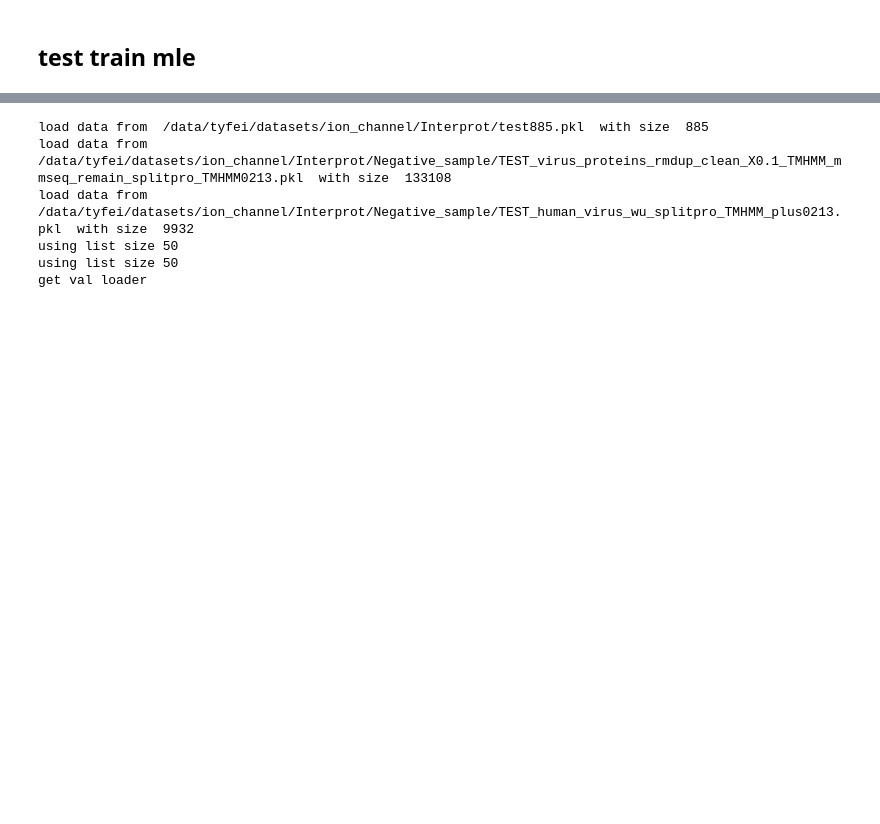
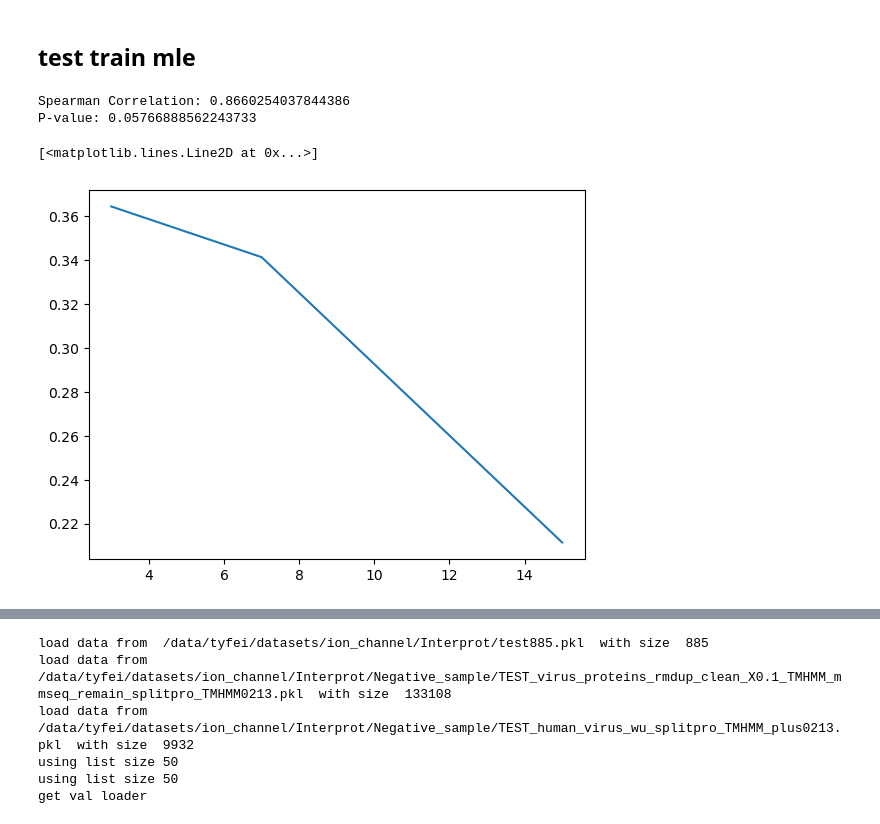
Before and after one commit to tyfei0216/ionChannel, a Jupyter notebook: buildActiveLearningDataset.ipynb, the cells around one changed output, grey strips where cells are left out. Saved outputs shown, nothing was run; the diff lists cells and outputs as text; code cells hidden in the pictures; blank space fills up the shorter version.

```diff
--- a/buildActiveLearningDataset.ipynb
+++ b/buildActiveLearningDataset.ipynb
@@ -18,3 +18,22 @@ import torch
 
 import trainUtils
 from matplotlib import pyplot as plt
+# %%
+from scipy.stats import spearmanr
+
+# Example data
+x = [10, 20, 30, 40, 50]
+y = [5, 5, 15, 15, 15]
+
+# Calculate Spearman correlation
+corr, p_value = spearmanr(x, y)
+print(f"Spearman Correlation: {corr}")
+print(f"P-value: {p_value}")
+# %% [output]
+Spearman Correlation: 0.8660254037844386
+P-value: 0.05766888562243733
+# %%
+plt.plot([3, 7, 15], [0.36449424,0.341414802,0.211435704,])
+# %% [output]
+[<matplotlib.lines.Line2D at 0x...>]
+[figure, added]
```
Also changed, not shown: parts of 17 cells of this notebook, 10 other files.
